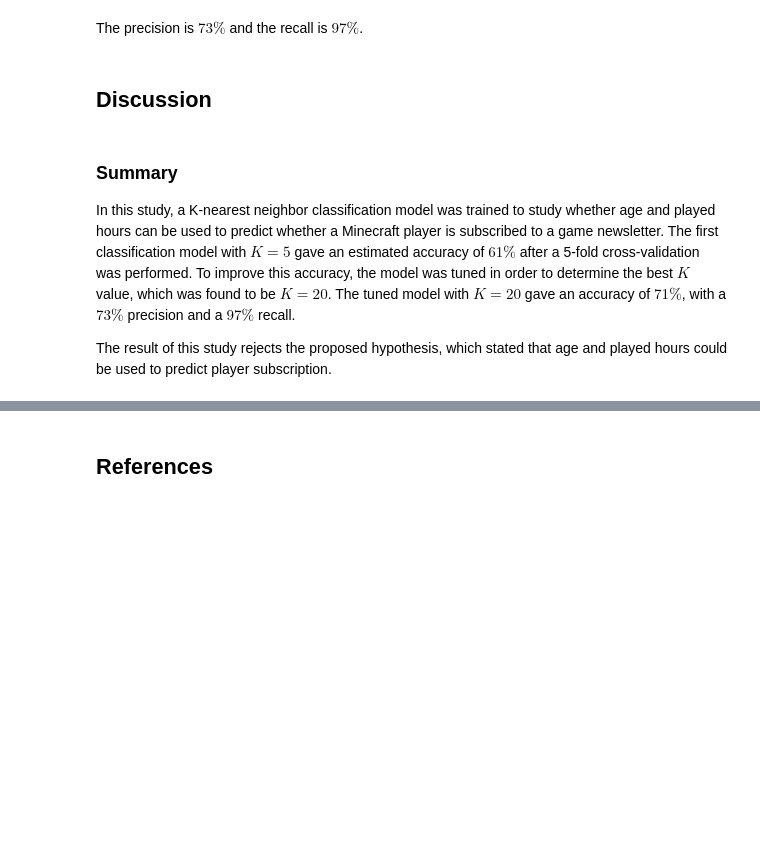
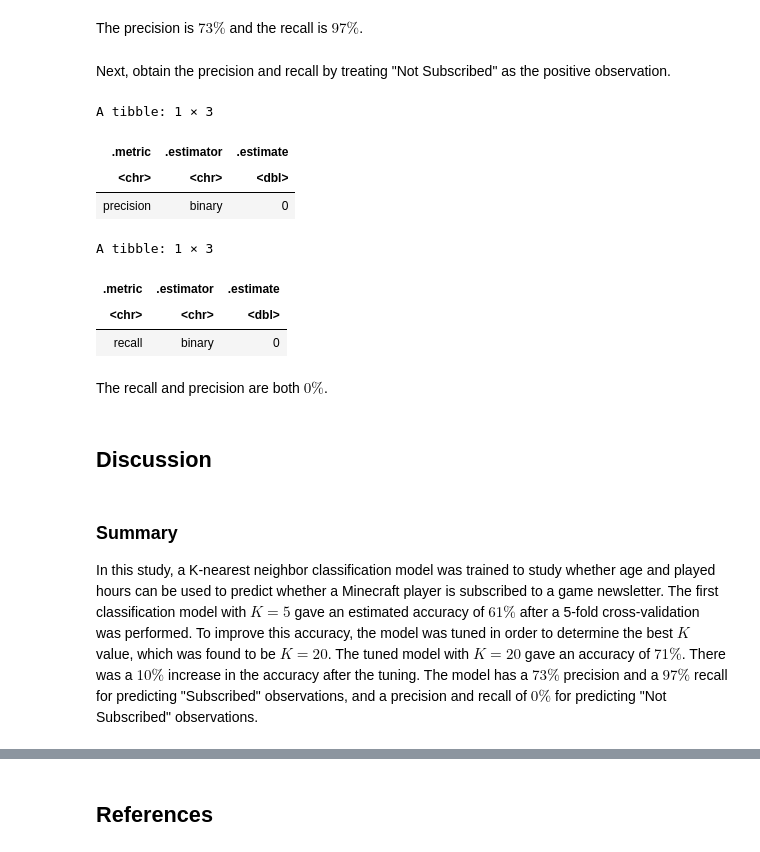
Before and after one commit to andrew11i/AI-dsci-100-project-2025ss, a Jupyter notebook: dsci-100-project.ipynb, the cells around one changed output, grey strips where cells are left out. Cells and saved outputs as stored; diff of their text form; code cells hidden in the pictures; blank space fills up the shorter version.

Commit message:
Finished discussion section
Finished the first version for the discussion section and edited other sections in the document

```diff
--- a/dsci-100-project.ipynb
+++ b/dsci-100-project.ipynb
@@ -375,13 +370,30 @@ A tibble: 1 × 3
 | recall | binary | 0.9722222 |
 # %% [markdown]
 The precision is $73\%$ and the recall is $97\%$.
+# %% [markdown]
+Next, obtain the precision and recall by treating "Not Subscribed" as the positive observation.
+# %%
+players_best_predictions |>
+  precision(truth = subscribe, estimate = .pred_class, event_level = "first")
+
+players_best_predictions |>
+  recall(truth = subscribe, estimate = .pred_class, event_level = "first")
+# %% [output]
+A tibble: 1 × 3
+| .metric | .estimator | .estimate |
+| <chr> | <chr> | <dbl> |
+| precision | binary | 0 |
+A tibble: 1 × 3
+| .metric | .estimator | .estimate |
+| <chr> | <chr> | <dbl> |
+| recall | binary | 0 |
+# %% [markdown]
+The recall and precision are both $0\%$.
 # %% [markdown]
 ## Discussion
 # %% [markdown]
 ### Summary
 
-In this study, a K-nearest neighbor classification model was trained to study whether age and played hours can be used to predict whether a Minecraft player is subscribed to a game newsletter. The first classification model with $K = 5$ gave an estimated accuracy of $61\%$ after a 5-fold cross-validation was performed. To improve this accuracy, the model was tuned in order to determine the best $K$ value, which was found to be $K = 20$. The tuned model with $K = 20$ gave an accuracy of $71\%$, with a $73\%$ precision and a $97\%$ recall.
-
-The result of this study rejects the proposed hypothesis, which stated that age and played hours could be used to predict player subscription.
+In this study, a K-nearest neighbor classification model was trained to study whether age and played hours can be used to predict whether a Minecraft player is subscribed to a game newsletter. The first classification model with $K = 5$ gave an estimated accuracy of $61\%$ after a 5-fold cross-validation was performed. To improve this accuracy, the model was tuned in order to determine the best $K$ value, which was found to be $K = 20$. The tuned model with $K = 20$ gave an accuracy of $71\%$. There was a $10\%$ increase in the accuracy after the tuning. The model has a $73\%$ precision and a $97\%$ recall for predicting "Subscribed" observations, and a precision and recall of $0\%$ for predicting "Not Subscribed" observations.
 # %% [markdown]
 ### Comparing Results to the Stated Hypothesis
```
Also changed, not shown: parts of 12 cells of this notebook.
